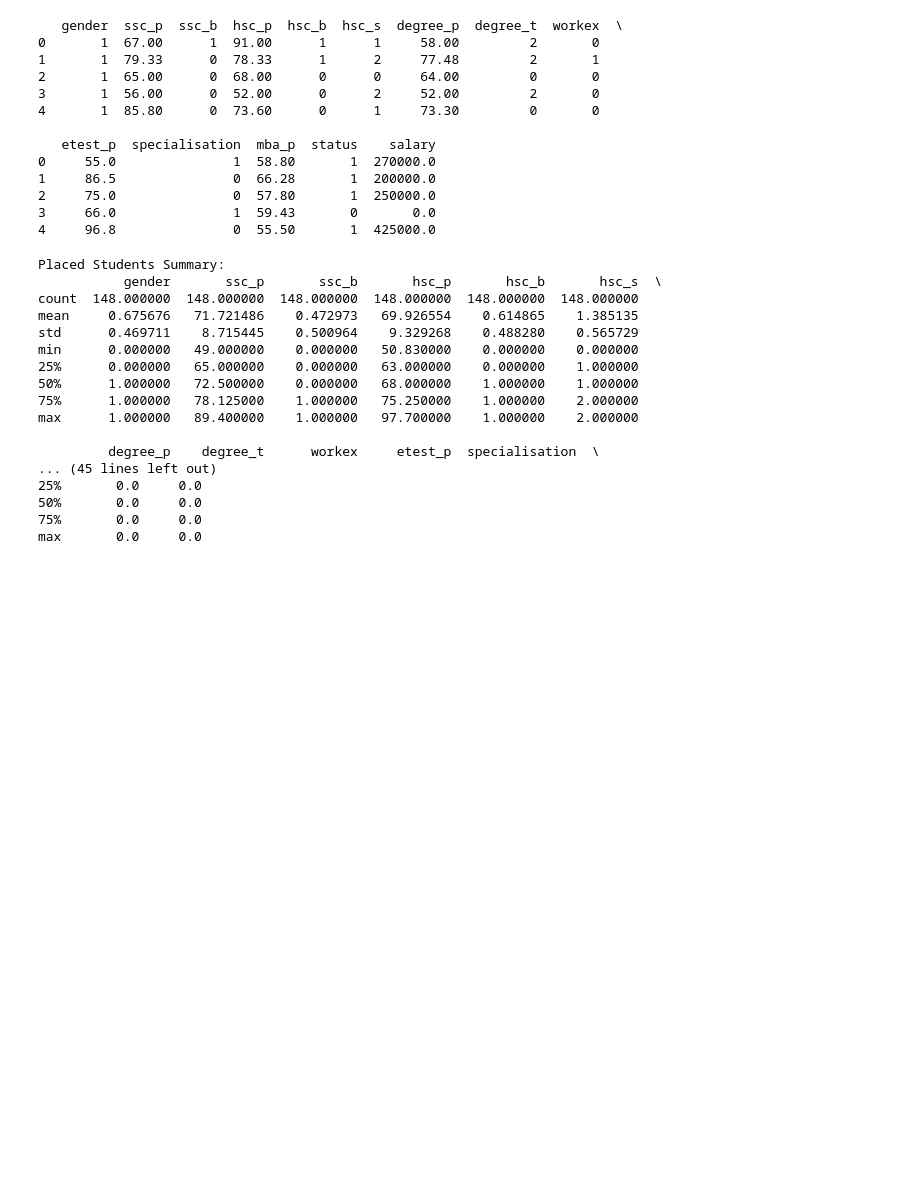
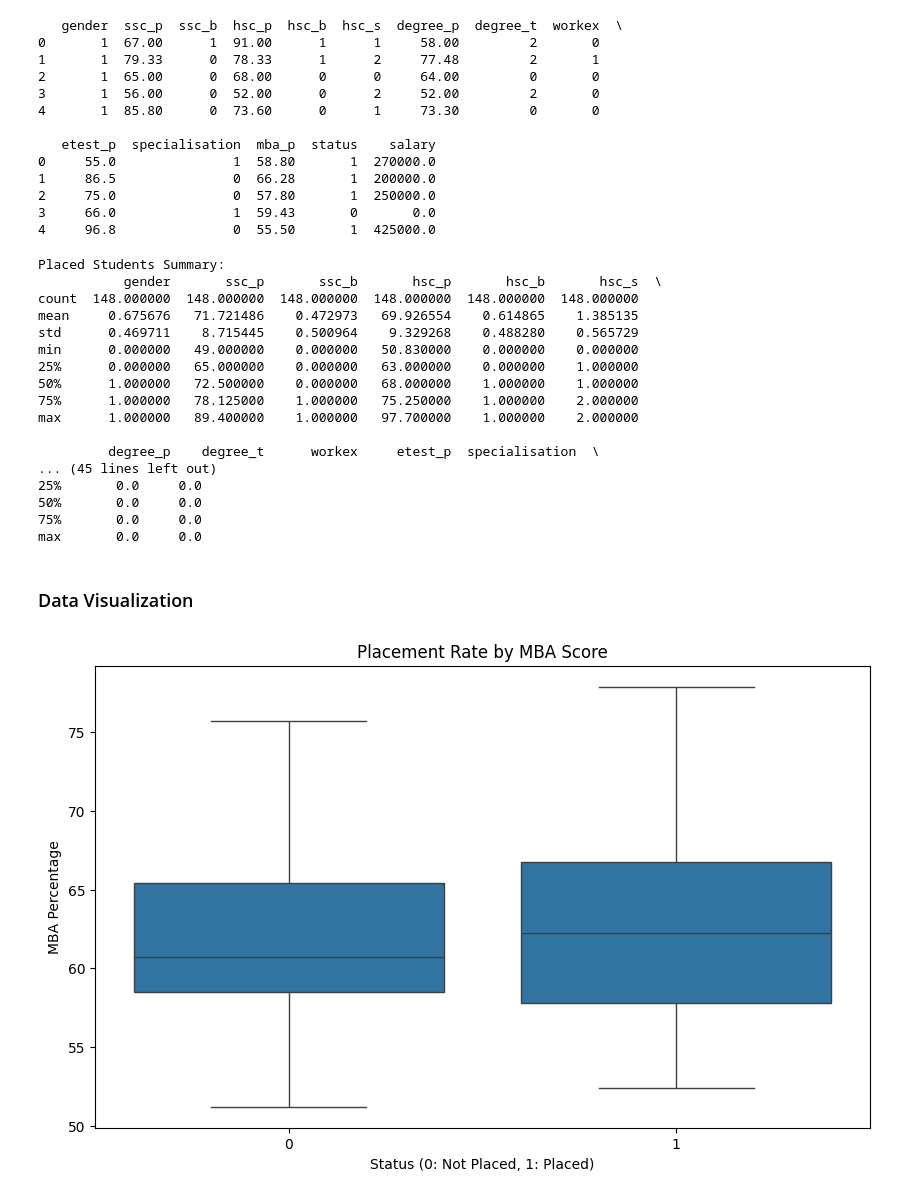
Before and after one commit to MashaNilu/IS4116-data-analysis-script, a Jupyter notebook: main.ipynb, the cells around one changed output. Drawn from its saved outputs; the diff is of its cells as text; code cells hidden in the pictures; blank space fills up the shorter version.

Commit message:
Add data visualization scripts

```diff
--- a/main.ipynb
+++ b/main.ipynb
@@ -163,3 +163,15 @@ max      1.000000   89.400000    1.000000   97.700000    1.000000    2.000000
 50%       0.0     0.0
 75%       0.0     0.0
 max       0.0     0.0
+# %% [markdown]
+### Data Visualization
+# %%
+# Placement Rate by MBA Score
+plt.figure(figsize=(10, 6))
+sns.boxplot(x='status', y='mba_p', data=df)
+plt.title('Placement Rate by MBA Score')
+plt.xlabel('Status (0: Not Placed, 1: Placed)')
+plt.ylabel('MBA Percentage')
+plt.show()
+# %% [output]
+[figure, added]
```
Also changed, not shown: parts of 3 cells of this notebook.
